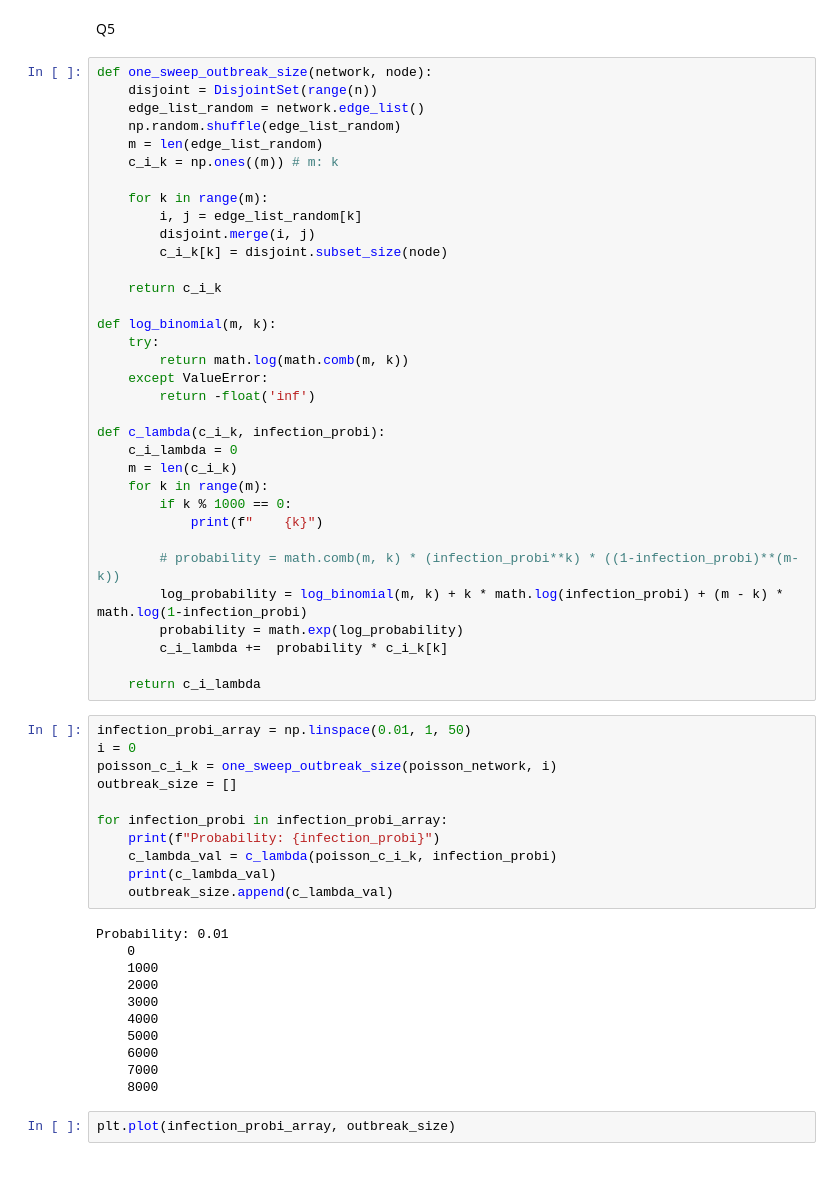
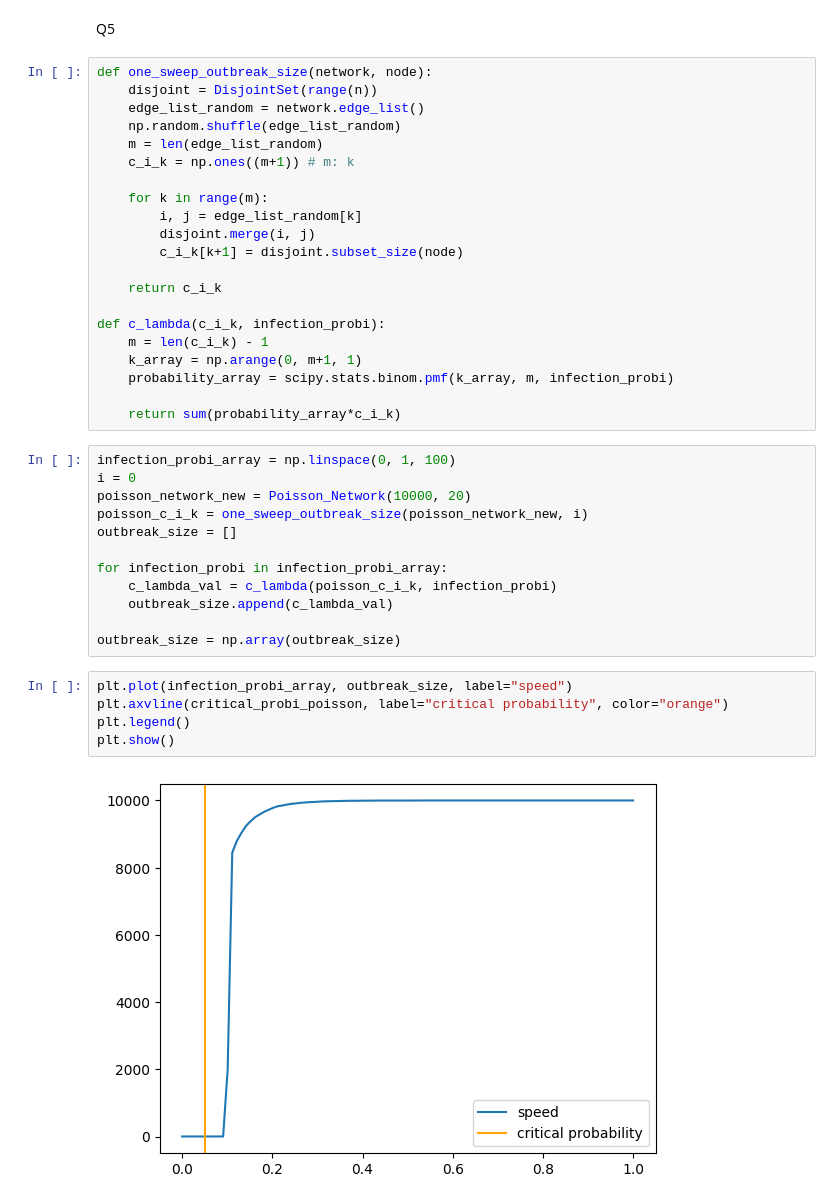
Before and after one commit to ChloeYiu/Network-Friendship-Disease, a Jupyter notebook: week_three.ipynb, the cells around one changed output. Cells and saved outputs as stored; diff of their text form; blank space fills up the shorter version.

```diff
--- a/week_three.ipynb
+++ b/week_three.ipynb
@@ -300,55 +301,37 @@ def one_sweep_outbreak_size(network, node):
     edge_list_random = network.edge_list()
     np.random.shuffle(edge_list_random)
     m = len(edge_list_random)
-    c_i_k = np.ones((m)) # m: k
+    c_i_k = np.ones((m+1)) # m: k
 
     for k in range(m):
         i, j = edge_list_random[k]
         disjoint.merge(i, j)
-        c_i_k[k] = disjoint.subset_size(node)
+        c_i_k[k+1] = disjoint.subset_size(node)
 
     return c_i_k
 
-def log_binomial(m, k):
-    try:
-        return math.log(math.comb(m, k))
-    except ValueError:
-        return -float('inf')
+def c_lambda(c_i_k, infection_probi):
+    m = len(c_i_k) - 1
+    k_array = np.arange(0, m+1, 1)
+    probability_array = scipy.stats.binom.pmf(k_array, m, infection_probi)
 
-def c_lambda(c_i_k, infection_probi):
-    c_i_lambda = 0
-    m = len(c_i_k)
-    for k in range(m):
-        if k % 1000 == 0:
-            print(f"    {k}")
-
-        # probability = math.comb(m, k) * (infection_probi**k) * ((1-infection_probi)**(m-k))
-        log_probability = log_binomial(m, k) + k * math.log(infection_probi) + (m - k) * math.log(1-infection_probi)
-        probability = math.exp(log_probability)
-        c_i_lambda +=  probability * c_i_k[k]
-
-    return c_i_lambda
+    return sum(probability_array*c_i_k)
 # %%
-infection_probi_array = np.linspace(0.01, 1, 50)
+infection_probi_array = np.linspace(0, 1, 100)
 i = 0
-poisson_c_i_k = one_sweep_outbreak_size(poisson_network, i)
+poisson_network_new = Poisson_Network(10000, 20)
+poisson_c_i_k = one_sweep_outbreak_size(poisson_network_new, i)
 outbreak_size = []
 
 for infection_probi in infection_probi_array:
-    print(f"Probability: {infection_probi}")
     c_lambda_val = c_lambda(poisson_c_i_k, infection_probi)
-    print(c_lambda_val)
     outbreak_size.append(c_lambda_val)
+
+outbreak_size = np.array(outbreak_size)
-# %% [output]
-Probability: 0.01
-    0
-    1000
-    2000
-    3000
-    4000
-    5000
-    6000
-    7000
-    8000
-# %%
-plt.plot(infection_probi_array, outbreak_size)
+# %%
+plt.plot(infection_probi_array, outbreak_size, label="speed")
+plt.axvline(critical_probi_poisson, label="critical probability", color="orange")
+plt.legend()
+plt.show()
+# %% [output]
+[figure, added]
```
Also changed, not shown: parts of 3 cells of this notebook.
